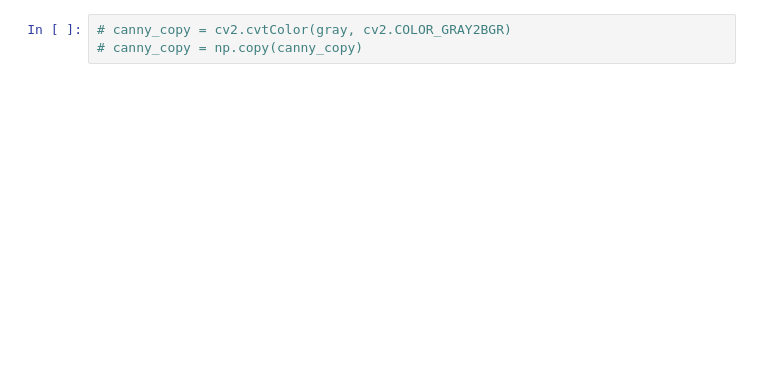
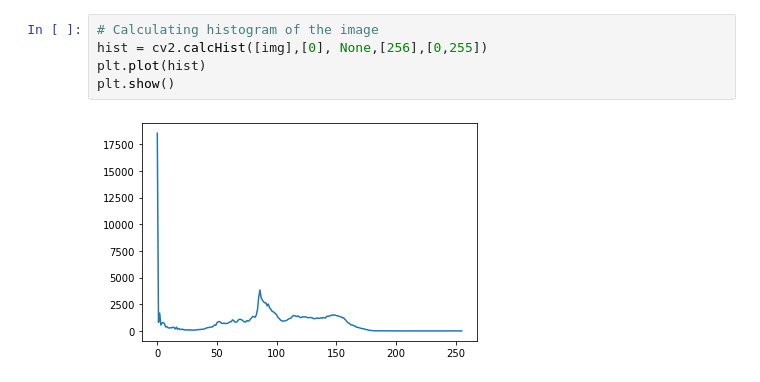
Before and after one commit to saket2001/Sem6_Bone_Fracture_Detection_Project, a Jupyter notebook: code/sem6-main.ipynb, the cells around one changed output. Drawn from its saved outputs; the diff is of its cells as text; blank space fills up the shorter version.

```diff
--- a/code/sem6-main.ipynb
+++ b/code/sem6-main.ipynb
@@ -38,3 +20,7 @@ plt.show()
 # %%
-# canny_copy = cv2.cvtColor(gray, cv2.COLOR_GRAY2BGR)
-# canny_copy = np.copy(canny_copy)
+# Calculating histogram of the image
+hist = cv2.calcHist([img],[0], None,[256],[0,255])
+plt.plot(hist)
+plt.show()
+# %% [output]
+[figure, added]
```
Also changed, not shown: parts of 17 cells of this notebook, 10 other files.
